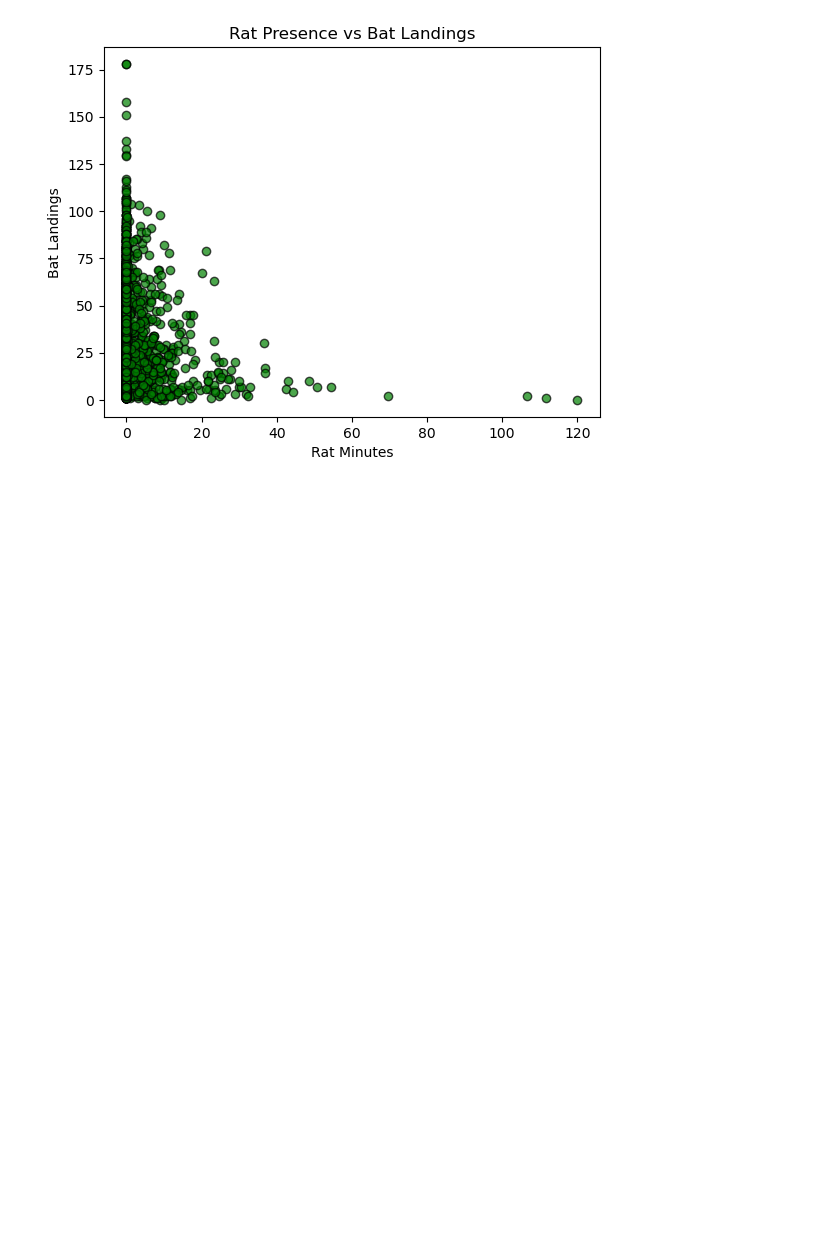
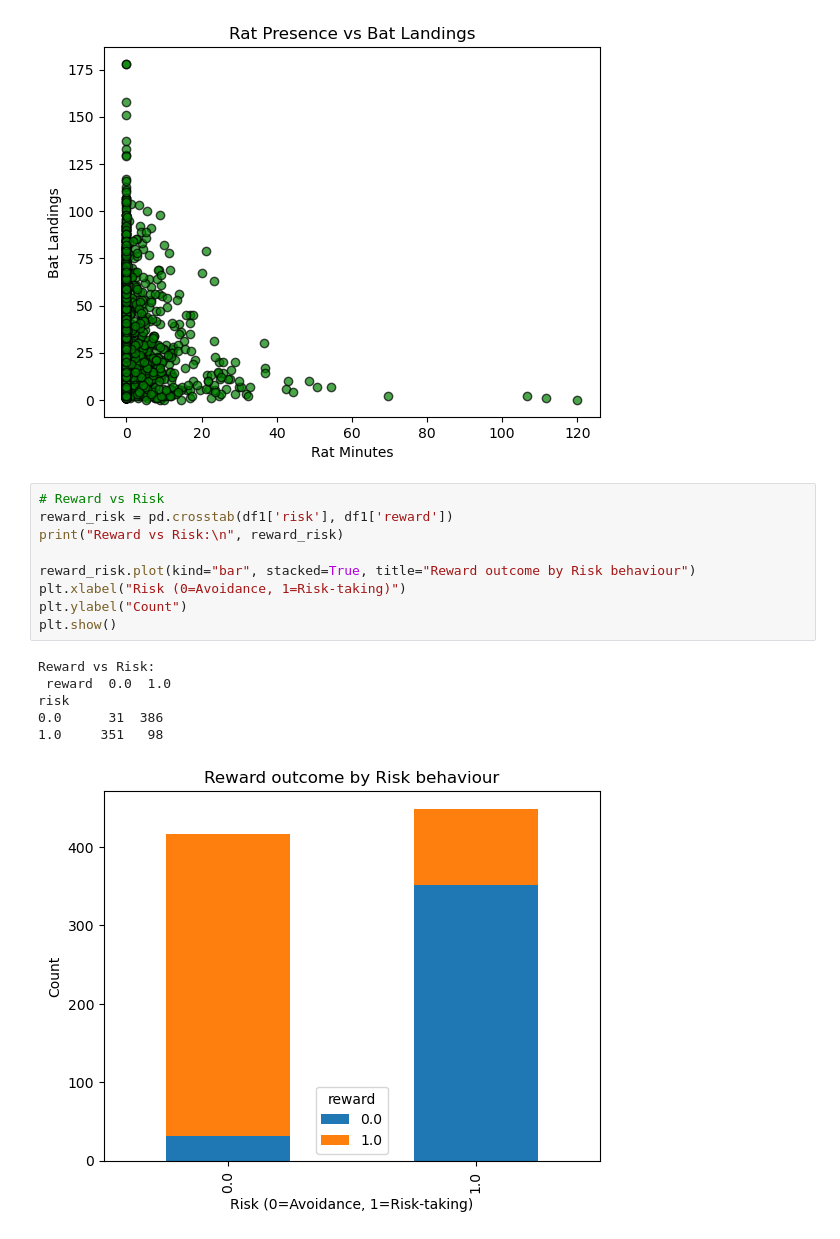
Before and after one commit to Upendra-B/Foundation-Of-Data-Science, a Jupyter notebook: Assesment 2/Solution.ipynb, the cells around one changed output. Saved outputs shown, nothing was run; the diff lists cells and outputs as text; blank space fills up the shorter version.

```diff
--- a/Assesment 2/Solution.ipynb
+++ b/Assesment 2/Solution.ipynb
@@ -299,3 +240,19 @@ plt.title("Rat Presence vs Bat Landings")
 plt.show()
 # %% [output]
 [figure]
+# %%
+# Reward vs Risk
+reward_risk = pd.crosstab(df1['risk'], df1['reward'])
+print("Reward vs Risk:\n", reward_risk)
+
+reward_risk.plot(kind="bar", stacked=True, title="Reward outcome by Risk behaviour")
+plt.xlabel("Risk (0=Avoidance, 1=Risk-taking)")
+plt.ylabel("Count")
+plt.show()
+# %% [output]
+Reward vs Risk:
+ reward  0.0  1.0
+risk
+0.0      31  386
+1.0     351   98
+[figure, added]
```
Also changed, not shown: parts of 12 cells of this notebook, 1 other file.
